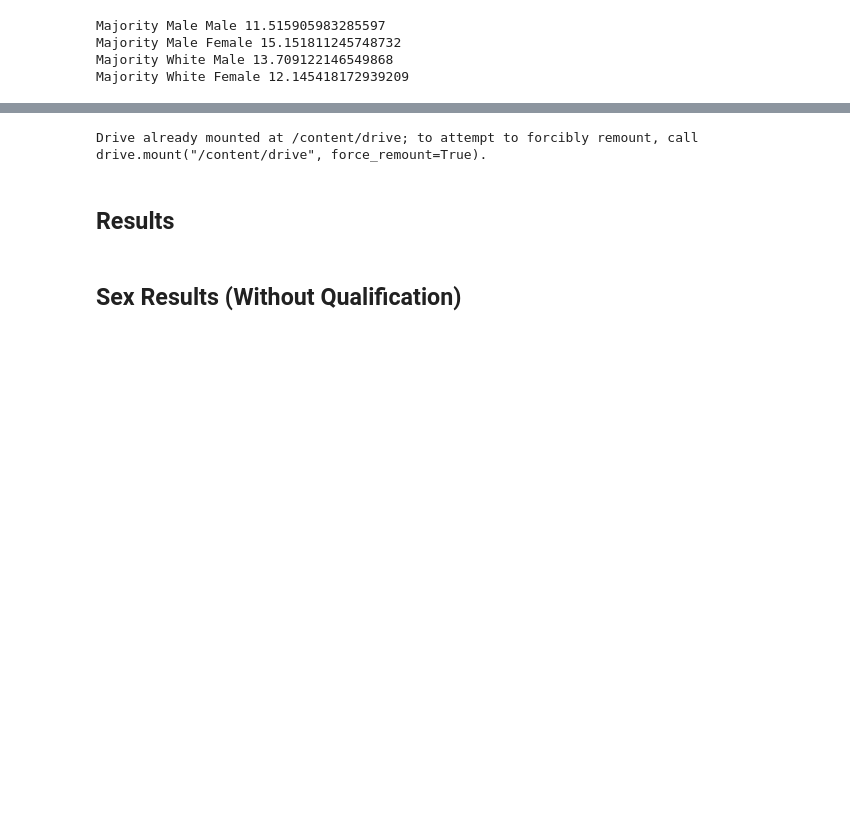
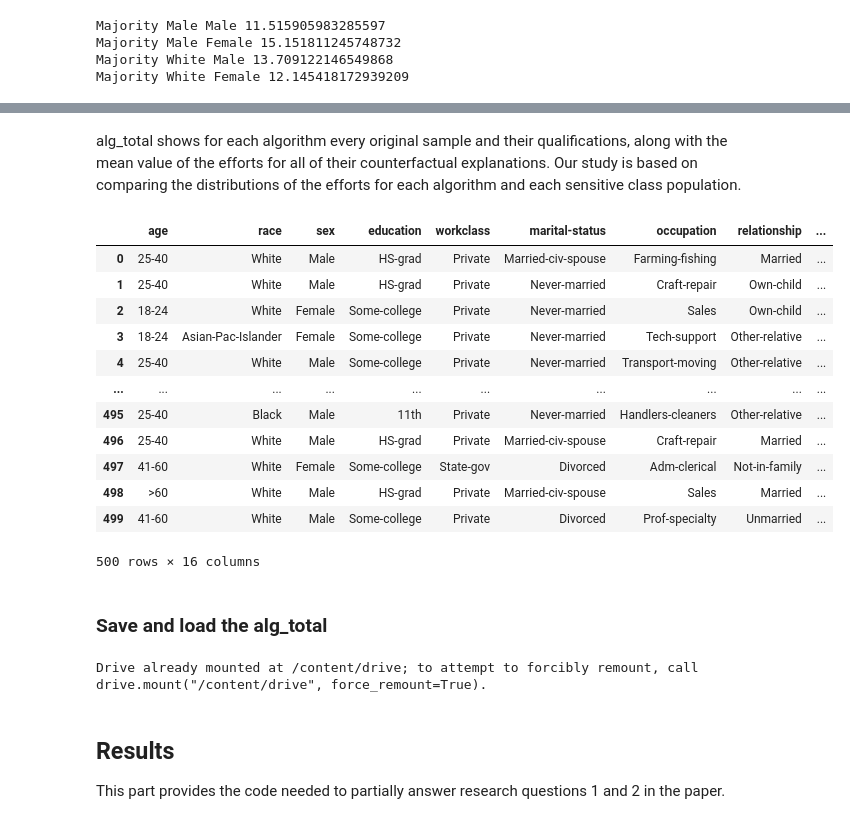
Before and after one commit to meysamvarasteh92/Fairness_Auditing_CEs, a Jupyter notebook: adults_CF_prediction.ipynb, the cells around one changed output, grey strips where cells are left out. Cells and saved outputs as stored; diff of their text form; code cells hidden in the pictures; blank space fills up the shorter version.

```diff
--- a/adults_CF_prediction.ipynb
+++ b/adults_CF_prediction.ipynb
@@ -679,3 +555,0 @@ plt.show()
-# %%
-algnames=['SVM',
-            'Adaboost']
@@ -692,12 +561,18 @@ counterfactuals_exp_o['Random Forest']
 # %%
-#import pickle
-#from google.colab import drive
-#drive.mount('/content/drive')
-#path='/content/drive/My Drive/DATASET/CF_Adult_Income_Final.pkl'
-#with open(path, 'wb') as f:
-counterfactuals_exp_o = {}
-for name in algnames:
-    print(name)
-    counterfactuals_exp_o[name]=exp[name].generate_counterfactuals(negative_test_x[name][0:500].drop(['Sum_of_Score'],axis=1), total_CFs=5,desired_class=1 ,features_to_vary=features_categorical_ns)
-#pickle.dump(counterfactuals_exp_o, f)
+import pickle
+
+from google.colab import drive
+drive.mount('/content/drive')
+path='/content/drive/MyDrive/Fainess_CE/publish_adult.pkl'
+
+with open(path, 'wb') as f:
+
+  counterfactuals_exp_o = {}
+  for name in algnames:
+      print(name)
+      # For ease of running, only 10 samples are selected from each population.
+      # For a full run, remove the ".iloc[0:200]" part
+      counterfactuals_exp_o[name]=exp[name].generate_counterfactuals(negative_test_x[name].iloc[0:500].drop(['Sum_of_Score'],axis=1), total_CFs=5,desired_class=1 ,features_to_vary=features_categorical_ns)
+
+      pickle.dump(counterfactuals_exp_o[name], f)
 # %% [output]
@@ -731,11 +607,14 @@ counterfactuals_exp_o
 import pickle
 from google.colab import drive
 drive.mount('/content/drive')
-path='/content/drive/My Drive/DATASET/CF_Adult_Income_Final_Maj.pkl'
-#with open(path, 'wb') as f:
-    #pickle.dump(counterfactuals_exp_o, f)
+path='/content/drive/MyDrive/Fainess_CE/publish_adult.pkl'
+
+counterfactuals_exp_o = {}
 
 with open(path, 'rb') as f:
-    counterfactuals_exp_o=pickle.load(f)
+    for name in algnames:
+      counterfactuals_exp_o[name] = pickle.load(f)
+
+print(counterfactuals_exp_o)
 # %% [output]
 Drive already mounted at /content/drive; to attempt to forcibly remount, call drive.mount("/content/drive", force_remount=True).
@@ -822,3 +717,23 @@ alg_total
+# %% [markdown]
+alg_total shows for each algorithm every original sample and their qualifications, along with the mean value of the efforts for all of their counterfactual explanations. Our study is based on comparing the distributions of the efforts for each algorithm and each sensitive class population.
+# %%
+alg_total['Decision Tree']
+# %% [output]
+|  | age | race | sex | education | workclass | marital-status | occupation | relationship | ... |
+| 0 | 25-40 | White | Male | HS-grad | Private | Married-civ-spouse | Farming-fishing | Married | ... |
+| 1 | 25-40 | White | Male | HS-grad | Private | Never-married | Craft-repair | Own-child | ... |
+| 2 | 18-24 | White | Female | Some-college | Private | Never-married | Sales | Own-child | ... |
+| 3 | 18-24 | Asian-Pac-Islander | Female | Some-college | Private | Never-married | Tech-support | Other-relative | ... |
+| 4 | 25-40 | White | Male | Some-college | Private | Never-married | Transport-moving | Other-relative | ... |
+| ... | ... | ... | ... | ... | ... | ... | ... | ... | ... |
+| 495 | 25-40 | Black | Male | 11th | Private | Never-married | Handlers-cleaners | Other-relative | ... |
+| 496 | 25-40 | White | Male | HS-grad | Private | Married-civ-spouse | Craft-repair | Married | ... |
+| 497 | 41-60 | White | Female | Some-college | State-gov | Divorced | Adm-clerical | Not-in-family | ... |
+| 498 | >60 | White | Male | HS-grad | Private | Married-civ-spouse | Sales | Married | ... |
+| 499 | 41-60 | White | Male | Some-college | Private | Divorced | Prof-specialty | Unmarried | ... |
+500 rows × 16 columns
+# %% [markdown]
+### Save and load the alg_total
 # %%
 import pickle
 from google.colab import drive
@@ -843,4 +750,4 @@ algnames = ['Random Forest',
 # %% [markdown]
 ## Results
+
+This part provides the code needed to partially answer research questions 1 and 2 in the paper.
-# %% [markdown]
-## Sex Results (Without Qualification)
```
Also changed, not shown: parts of 87 cells of this notebook.
